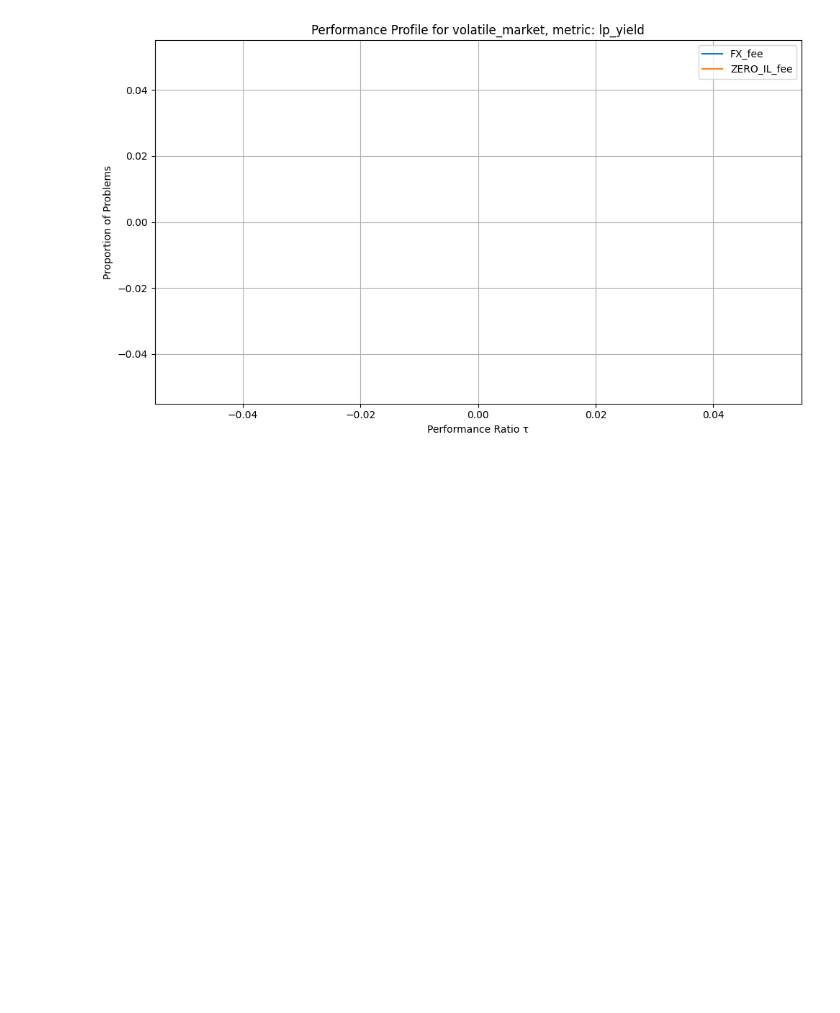
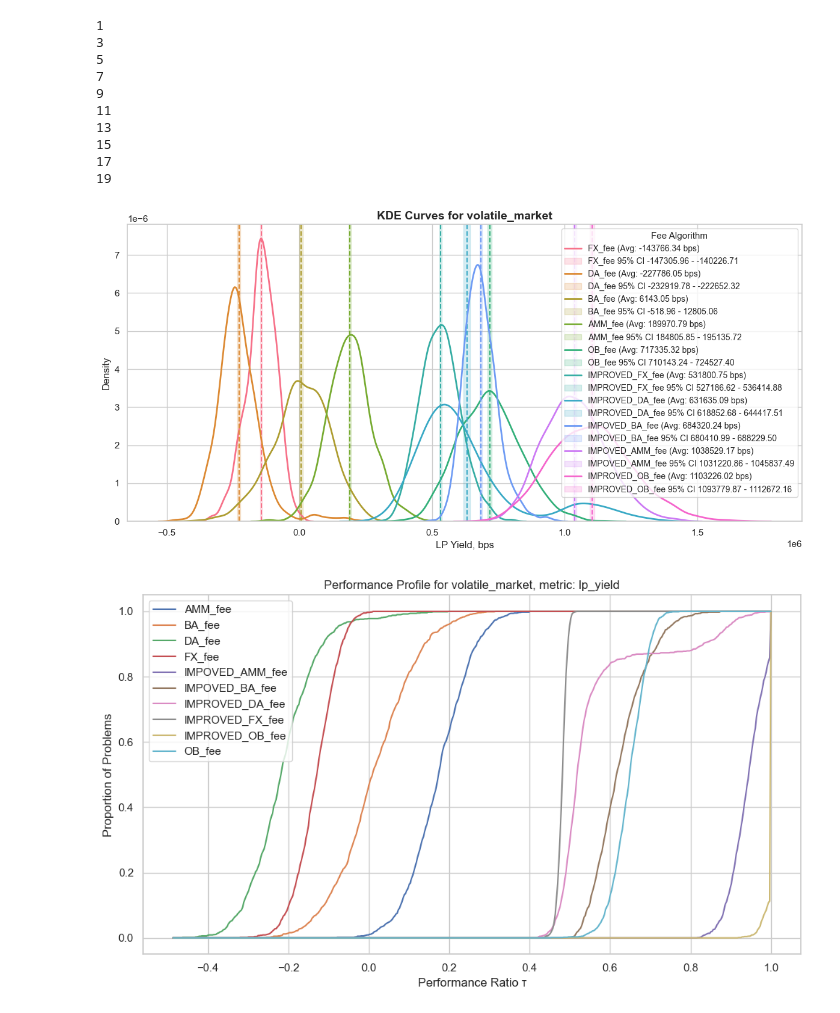
Before and after one commit to swnirk/Dex-Dynamic-Fee, a Jupyter notebook: visualizations/fee_algorithms_comparison_synth_data.ipynb, the cells around one changed output. Saved outputs shown, nothing was run; the diff lists cells and outputs as text; code cells hidden in the pictures; blank space fills up the shorter version.

Commit message:
add improved fee algorithms skeleton

```diff
--- a/visualizations/fee_algorithms_comparison_synth_data.ipynb
+++ b/visualizations/fee_algorithms_comparison_synth_data.ipynb
@@ -16,6 +16,7 @@ from fee_algorithm.adaptive_fee_based_on_block_price_move import (
 )
 from fee_algorithm.dynamic_fee_amm_for_amm import AMMforAMMfee
 from fee_algorithm.dynamic_fee_zero_il import ZeroILFee
+from fee_algorithm.improved_fees.piecewise_fee import PiecewiseFee
 
 from copy import deepcopy
 
@@ -35,7 +36,29 @@ fee_algos_to_consider = {
         fee_rate_in_arbitrage_direction=0.0045,
         fee_rate_in_non_arbitrage_direction=0.0015,
     ),  # 45/15 bps
-    "ZERO_IL_fee": ZeroILFee(),
+    # "ZERO_IL_fee": ZeroILFee(),
+    "IMPROVED_FX_fee": PiecewiseFee(base_algorithm=FixedFee(exchange_fee_rate=0.003)),
+    "IMPROVED_DA_fee": PiecewiseFee(
+        base_algorithm=BasedOnTradeCountFee(
+            a_to_b_exchange_fee_rate=0.003, b_to_a_exchange_fee_rate=0.003
+        )
+    ),
+    "IMPOVED_BA_fee": PiecewiseFee(
+        base_algorithm=AdaptiveBasedOnPreviousBlockPriceMoveFee(
+            a_to_b_exchange_fee_rate=0.003, b_to_a_exchange_fee_rate=0.003
+        )
+    ),
+    "IMPOVED_AMM_fee": PiecewiseFee(
+        base_algorithm=AMMforAMMfee(
+            a_to_b_exchange_fee_rate=0.003, b_to_a_exchange_fee_rate=0.003
+        )
+    ),
+    "IMPROVED_OB_fee": PiecewiseFee(
+        base_algorithm=DiscreteFeePerfectOracle(
+            fee_rate_in_arbitrage_direction=0.0045,
+            fee_rate_in_non_arbitrage_direction=0.0015,
+        )
+    ),
 }
 # %%
 from experiments.experiment import SyntheticDataDescription, GBMParameters
@@ -306,7 +327,7 @@ show_stats_for_data_alias(
     "volatile_market", "artifacts/synthetic_data/volatile_market_stats.csv"
 )
 
-# plot_yield_stats("volatile_market", fee_algos=None)
+plot_yield_stats("volatile_market", fee_algos=None)
 
 plot_performance_profile("volatile_market", fee_algos=None)
 # %% [output]
@@ -316,4 +345,15 @@ plot_performance_profile("volatile_market", fee_algos=None)
+1
+3
+5
+7
+9
+11
+13
+15
+17
+19
-[figure, old version]
+[figure, new version]
+[figure, added]
 # %%
 # Volatile Market
 
```
Also changed, not shown: parts of 8 cells of this notebook, 5 other files.
